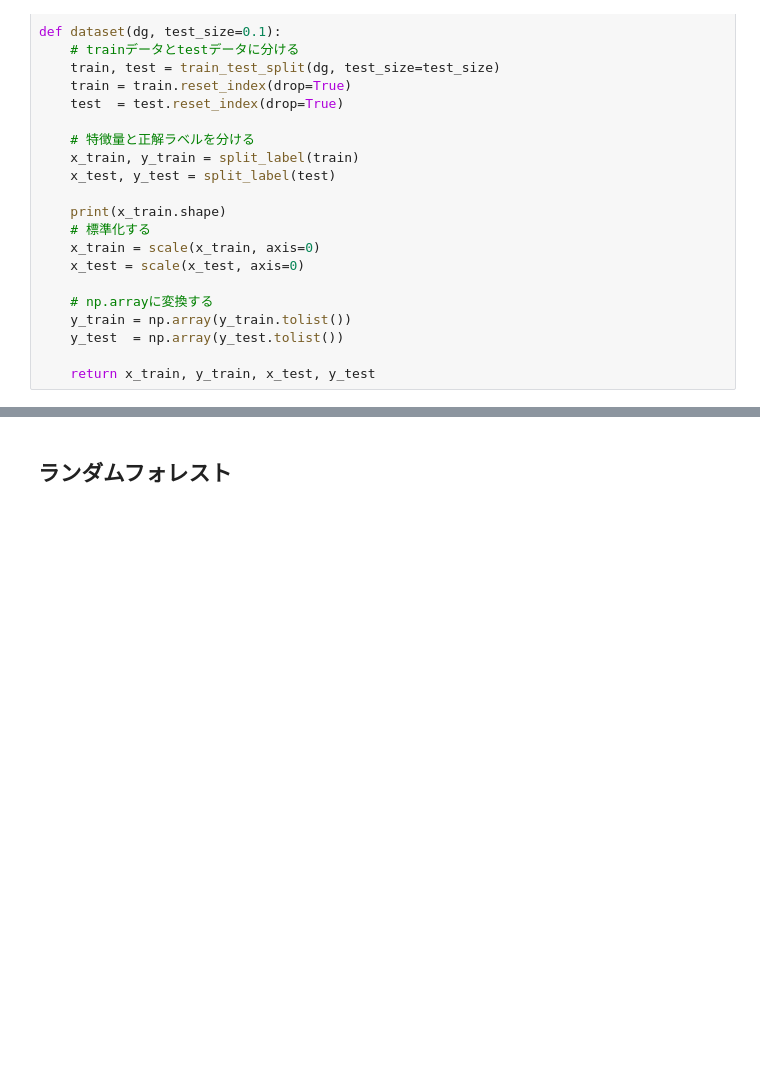
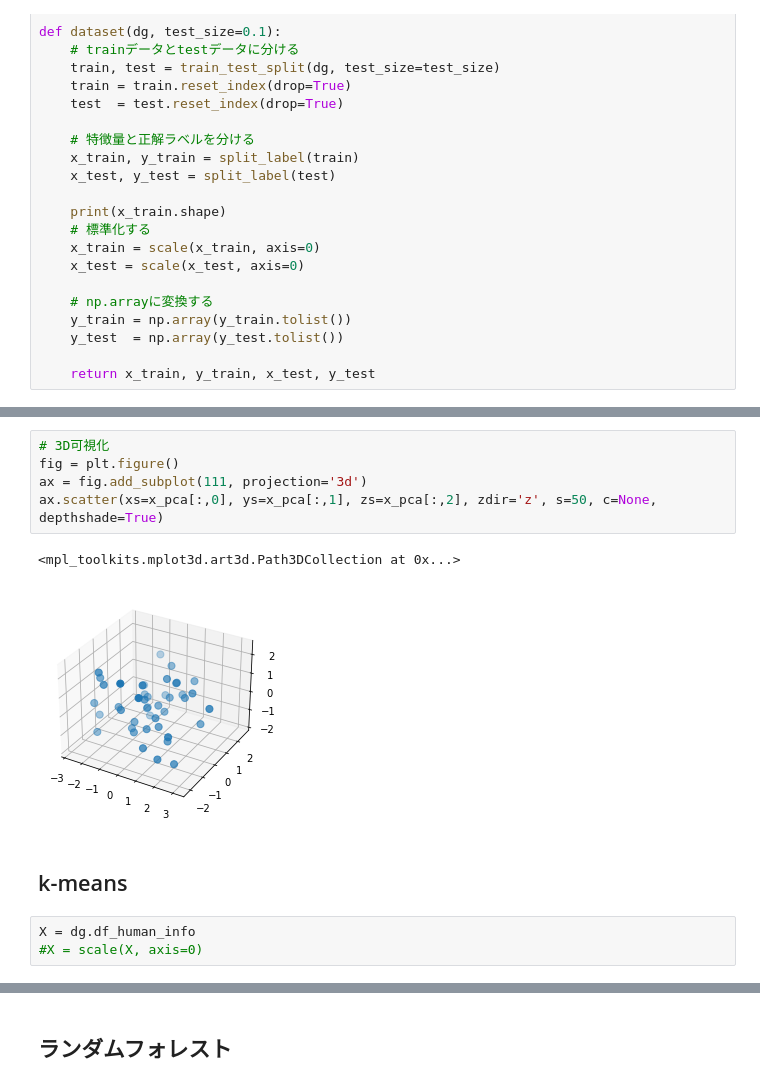
Before and after one commit to rrrrind/hangout-manager, a Jupyter notebook: workspace/recommendation.ipynb, the cells around one changed output, grey strips where cells are left out. Saved outputs shown, nothing was run; the diff lists cells and outputs as text; blank space fills up the shorter version.

```diff
--- a/workspace/recommendation.ipynb
+++ b/workspace/recommendation.ipynb
@@ -168,0 +121,13 @@ print(y_train_w[raw,:])
+# %%
+# 3D可視化
+fig = plt.figure()
+ax = fig.add_subplot(111, projection='3d')
+ax.scatter(xs=x_pca[:,0], ys=x_pca[:,1], zs=x_pca[:,2], zdir='z', s=50, c=None, depthshade=True)
+# %% [output]
+<mpl_toolkits.mplot3d.art3d.Path3DCollection at 0x...>
+[figure, added]
+# %% [markdown]
+## k-means
+# %%
+X = dg.df_human_info
+#X = scale(X, axis=0)
```
Also changed, not shown: parts of 44 cells of this notebook.
